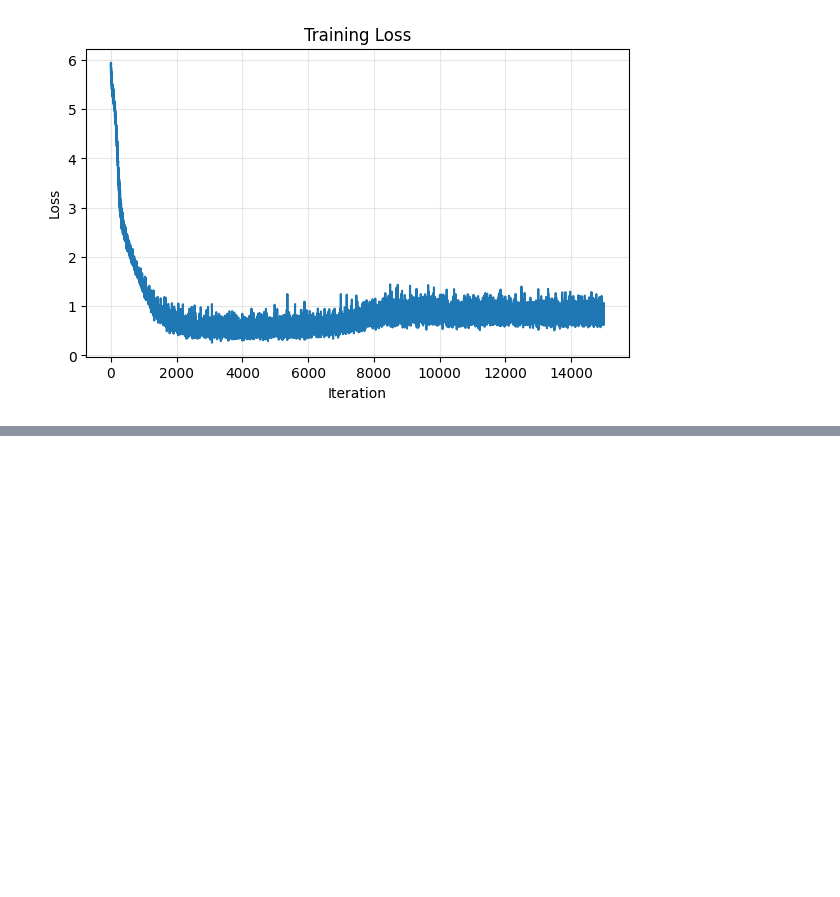
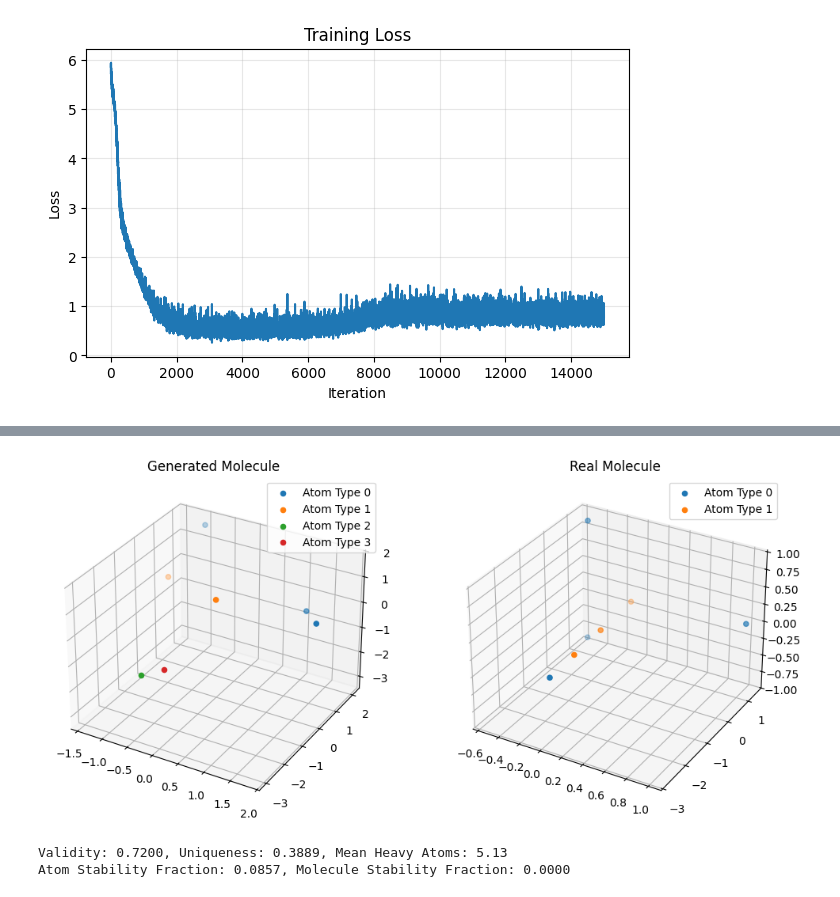
Before and after one commit to edovergna/equi-drifting, a Jupyter notebook: notebooks/aligned_loss.ipynb, the cells around one changed output, grey strips where cells are left out. Saved outputs shown, nothing was run; the diff lists cells and outputs as text; code cells hidden in the pictures; blank space fills up the shorter version.

```diff
--- a/notebooks/aligned_loss.ipynb
+++ b/notebooks/aligned_loss.ipynb
@@ -1109,0 +1332,36 @@ Atom Stability Fraction: 0.3729, Molecule Stability Fraction: 0.0100
+# %%
+gen_pos, gen_types = model(pos_noise, type_noise, dense_edge_index)
+gen_pos = gen_pos.reshape(NUM_GEN, 7, 3)
+gen_types = gen_types.reshape(NUM_GEN, 7, 5)
+gen_pos = gen_pos - gen_pos.mean(dim=1, keepdim=True)
+gen_types_prob = F.softmax(gen_types, dim=-1)
+gen_types_sphere = probs_to_sphere(gen_types_prob, eps=1e-8)
+gen_types_prob = sphere_to_probs(gen_types_sphere, eps=1e-8)
+
+gen_types_argmax = gen_types_prob.argmax(dim=-1).float()
+real_types_argmax = real_types.argmax(dim=-1).float()
+
+# print(real_types_argmax)
+# print(gen_types_argmax)
+
+INDEX_GEN_MOL = 0
+
+real_positions = real_positions.detach().cpu()
+real_types_argmax = real_types_argmax.detach().cpu()
+gen_pos = gen_pos.detach().cpu()
+gen_types_argmax = gen_types_argmax.detach().cpu()
+
+visualize_both_molecules_with_atom_types(
+    gen_pos,
+    gen_types_argmax,
+    real_positions,
+    real_types_argmax,
+    INDEX_GEN_MOL,
+)
+# %% [output]
+[figure, added]
+# %%
+evaluate_generated_molecules(gen_pos, gen_types_prob)
+# %% [output]
+Validity: 0.7200, Uniqueness: 0.3889, Mean Heavy Atoms: 5.13
+Atom Stability Fraction: 0.0857, Molecule Stability Fraction: 0.0000
```
Also changed, not shown: parts of 16 cells of this notebook.
